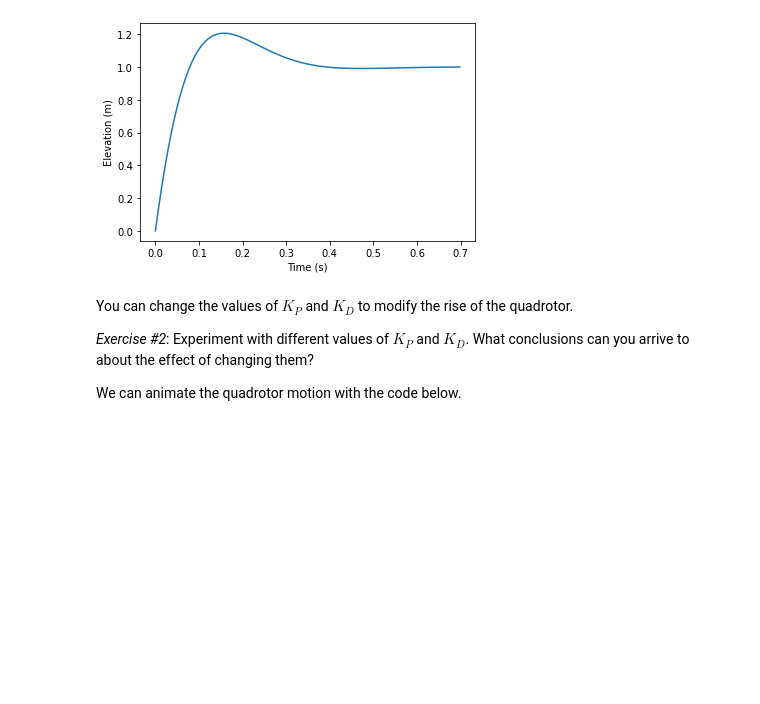
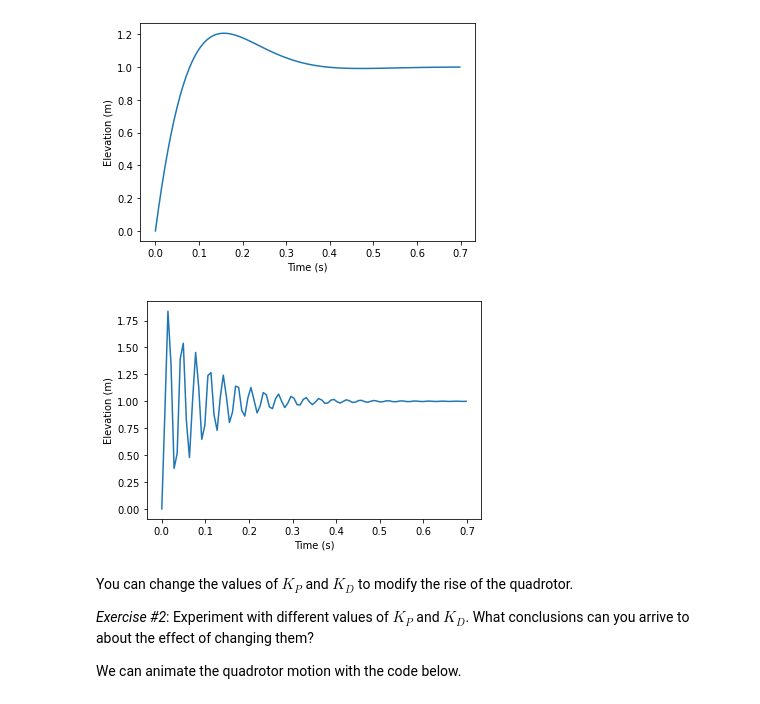
Before and after one commit to henrydog7/lab2, a Jupyter notebook: Lab2_prompt.ipynb, the cells around one changed output. Drawn from its saved outputs; the diff is of its cells as text; code cells hidden in the pictures; blank space fills up the shorter version.

```diff
--- a/Lab2_prompt.ipynb
+++ b/Lab2_prompt.ipynb
@@ -66,6 +66,18 @@ plt.xlabel('Time (s)')
 plt.ylabel('Elevation (m)');
 # %% [output]
 [figure]
+# %%
+
+kd = 20
+kp = 40000
+
+H = signal.lti([kd, kp], [1, 0.05+kd, kp])
+
+plt.plot(H.step()[0], H.step()[1])
+plt.xlabel('Time (s)')
+plt.ylabel('Elevation (m)');
+# %% [output]
+[figure, added]
 # %% [markdown]
 You can change the values of $K_P$ and $K_D$ to modify the rise of the quadrotor.
 
```
